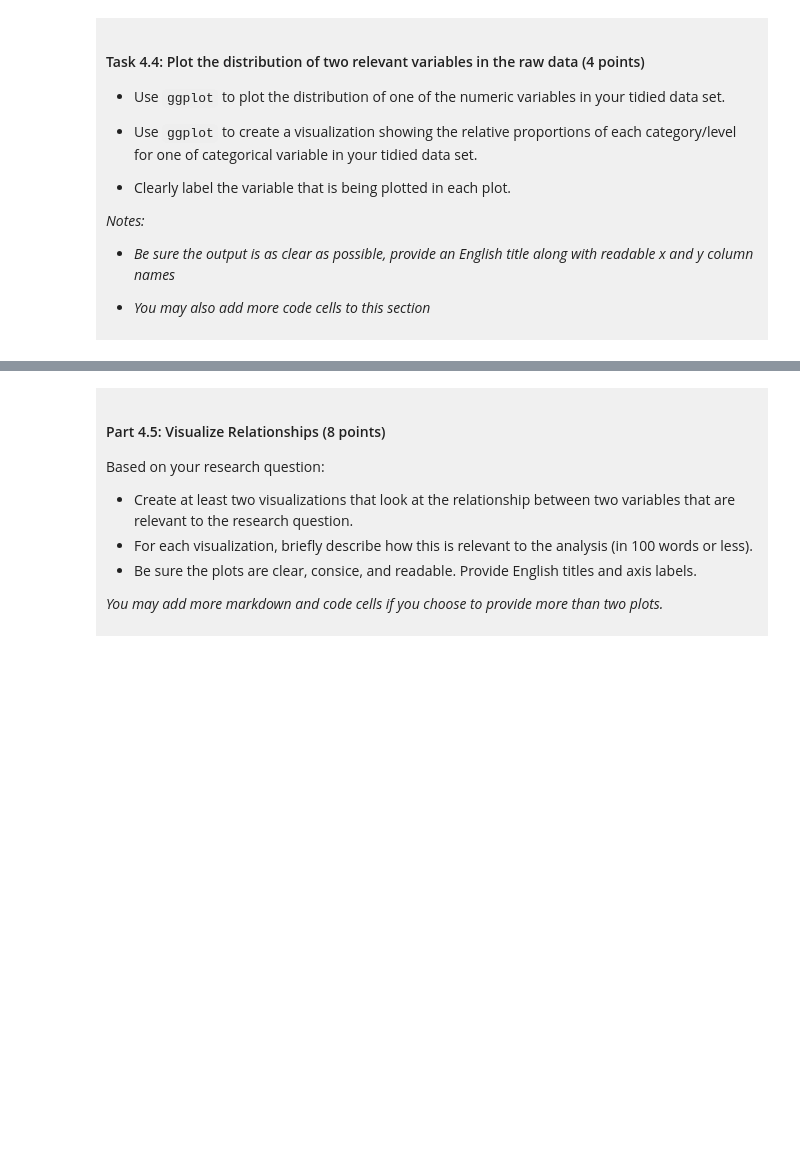
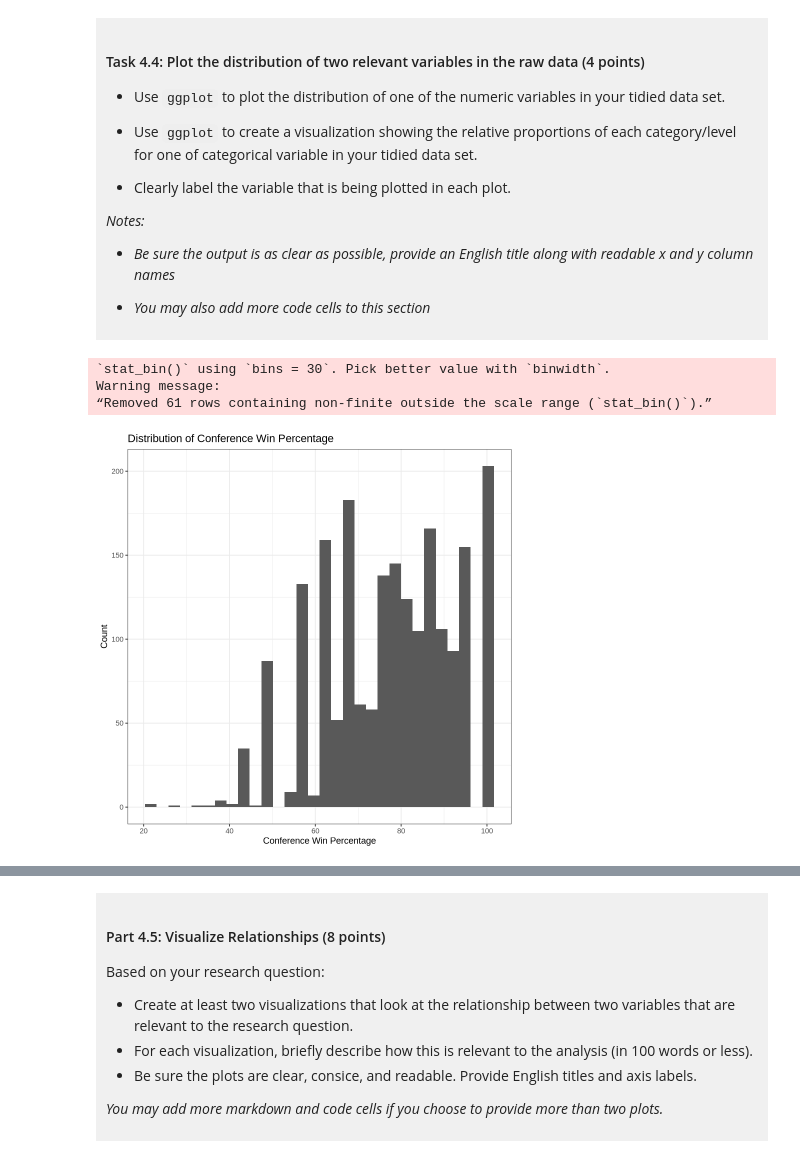
Before and after one commit to Rachalle8121/dsci-100-project-Peichen-Yan, a Jupyter notebook: dsci-100-project-notebook.ipynb, the cells around one changed output, grey strips where cells are left out. Cells and saved outputs as stored; diff of their text form; code cells hidden in the pictures; blank space fills up the shorter version.

```diff
--- a/dsci-100-project-notebook.ipynb
+++ b/dsci-100-project-notebook.ipynb
@@ -217,3 +251,9 @@ You will refine your research question (if needed) and produce a tidy data set.
 - Show the outputted table.
 
 </div>
+# %%
+library(tidyverse)
+
+url <- "https://raw.githubusercontent.com/diverse-data-hub/diversedata/refs/heads/main/data-clean/womensmarchmadness.csv"
+download.file(url, destfile = "womens.csv")
+bball <- read_csv("womens.csv")
@@ -257,5 +368,17 @@ You will refine your research question (if needed) and produce a tidy data set.
 
 </div>
 # %%
-### EDIT THIS CODE CELL FOR PLOT 1 ###
+ggplot(bball, aes(x = conf_wins_pct)) +
+  geom_histogram() +
+  labs(
+    title = "Distribution of Conference Win Percentage",
+    x = "Conference Win Percentage",
+    y = "Count"
+  ) +
+  theme_bw()
+# %% [output]
+`stat_bin()` using `bins = 30`. Pick better value with `binwidth`.
+Warning message:
+“Removed 61 rows containing non-finite outside the scale range (`stat_bin()`).”
+[figure, added]
 # %%
```
Also changed, not shown: parts of 15 cells of this notebook.
